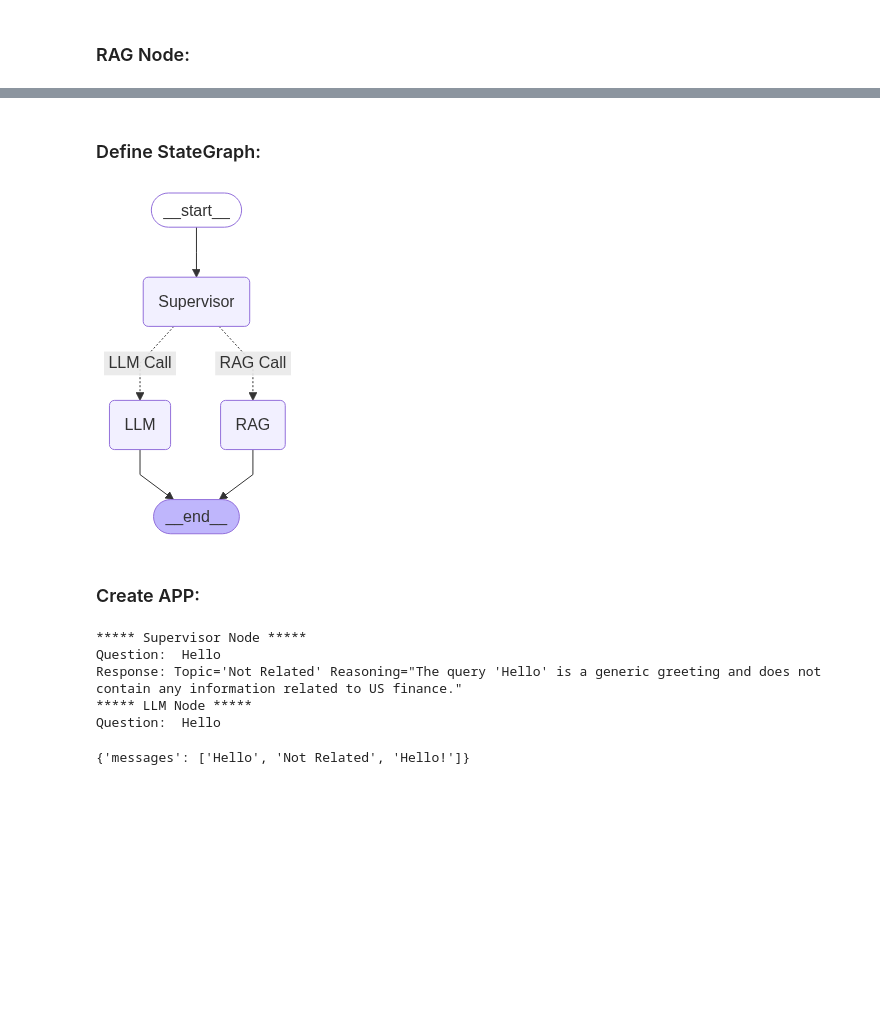
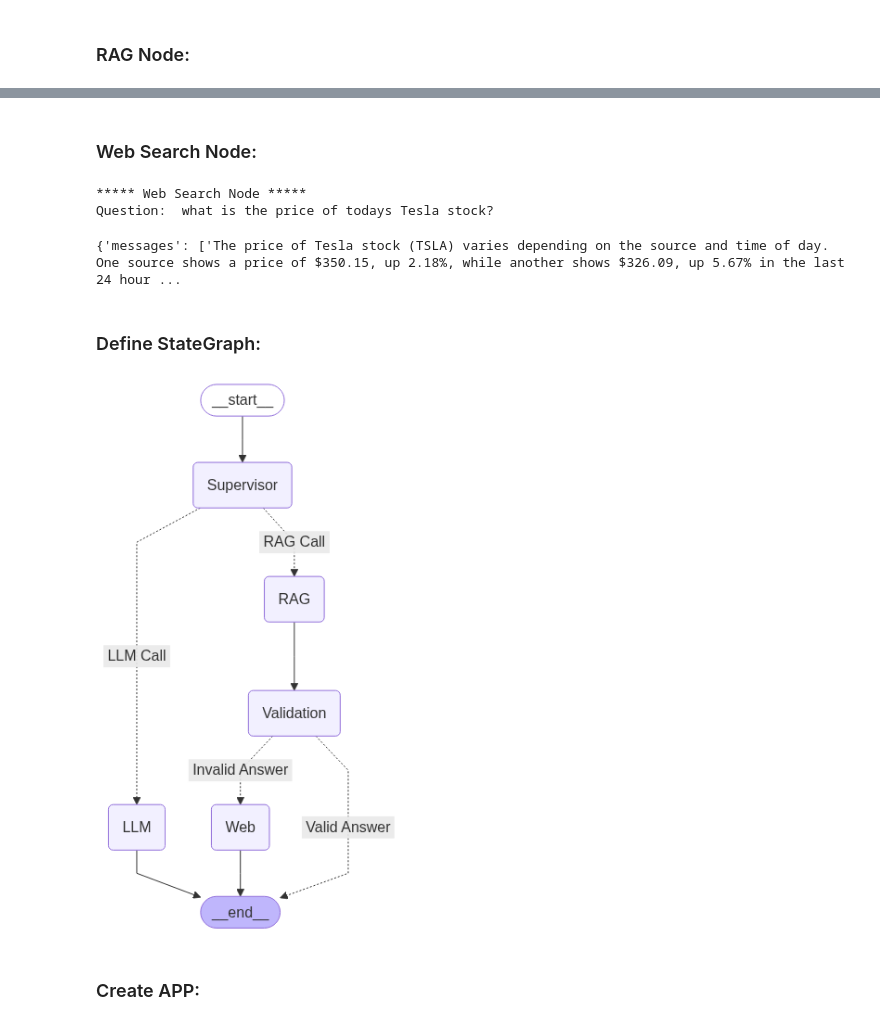
Before and after one commit to arindam-29/AgenticAI-Projects, a Jupyter notebook: 2. LangGraph/1. LG_Project.ipynb, the cells around one changed output, grey strips where cells are left out. Saved outputs shown, nothing was run; the diff lists cells and outputs as text; code cells hidden in the pictures; blank space fills up the shorter version.

Commit message:
added validation node

```diff
--- a/2. LangGraph/1. LG_Project.ipynb
+++ b/2. LangGraph/1. LG_Project.ipynb
@@ -12,3 +14,9 @@ Assignment:
+# %%
+import os
+from dotenv import load_dotenv
+from langchain_community.tools.tavily_search import TavilySearchResults
+load_dotenv()
+WS_TOOL=TavilySearchResults(api_key=os.getenv("TAVILY_API_KEY"), max_results=3)
 # %% [markdown]
 ### LLM and Embedding Model:
 # %%
@@ -126,11 +153,19 @@ Response: Topic='Not Related' Reasoning='The query "What is LLM?" is not related
 # %%
-def router(state:AgentState):
+def sup_router(state:AgentState):
 
     last_message=state["messages"][-1]
-    if "USA" in last_message.lower():
+    if "usa" in last_message.lower():
         return "RAG Call"
     else:
         return "LLM Call"
+
+def val_router(state:AgentState):
+
+    last_message=state["messages"][-1]
+    if "Invalid" in last_message.lower():
+        return "Invalid Answer"
+    else:
+        return "Valid Answer"
 # %% [markdown]
 ### LLM Node:
 # %%
@@ -178,0 +249,2 @@ def rag_fun(state:AgentState):
+# %% [markdown]
+### Web Search Node:
@@ -179,40 +274,49 @@ def rag_fun(state:AgentState):
+# %%
+web_fun({'messages':['what is the price of todays Tesla stock?']})
+# %% [output]
+***** Web Search Node *****
+Question:  what is the price of todays Tesla stock?
+{'messages': ['The price of Tesla stock (TSLA) varies depending on the source and time of day.  One source shows a price of $350.15, up 2.18%, while another shows $326.09, up 5.67% in the last 24 hour ...
 # %% [markdown]
 ### Define StateGraph:
 # %%
 from langgraph.graph import StateGraph, END
 workflow=StateGraph(AgentState)
 
 # add nodes:
 workflow.add_node("Supervisor", supervisor_fun)
+workflow.add_node("LLM", llm_fun)
 workflow.add_node("RAG", rag_fun)
-workflow.add_node("LLM", llm_fun)
+workflow.add_node("Validation", validation_fun)
+workflow.add_node("Web", web_fun)
+
+# set entry
 workflow.set_entry_point("Supervisor")
 
 # add edges:
-workflow.add_conditional_edges("Supervisor",router,
-        {
-            "RAG Call": "RAG",
-            "LLM Call": "LLM",
-        })
-workflow.add_edge("RAG", END)
+workflow.add_conditional_edges("Supervisor", sup_router,
+                                                        {
+                                                            "RAG Call": "RAG",
+                                                            "LLM Call": "LLM",
+                                                        })
 workflow.add_edge("LLM", END)
+workflow.add_edge("RAG", "Validation")
+workflow.add_conditional_edges("Validation", val_router,
+                                                        {
+                                                            "Invalid Answer": "Web",
+                                                            "Valid Answer": END,
+                                                        })
+workflow.add_edge("Web", END)
 workflow.compile()
 # %% [output]
-[figure, old version]
+[figure, new version]
 # %% [markdown]
 ### Create APP:
 # %%
 app=workflow.compile()
 # %%
-state={"messages": ["Hello"]}
-app.invoke(state)
+# state={"messages": ["Hello"]}
+# app.invoke(state)
-# %% [output]
-***** Supervisor Node *****
-Question:  Hello
-Response: Topic='Not Related' Reasoning="The query 'Hello' is a generic greeting and does not contain any information related to US finance."
-***** LLM Node *****
-Question:  Hello
-{'messages': ['Hello', 'Not Related', 'Hello!']}
 # %%
 state={"messages": ["What is the GDP of USA"]}
 app.invoke(state)
```
Also changed, not shown: parts of 16 cells of this notebook.
